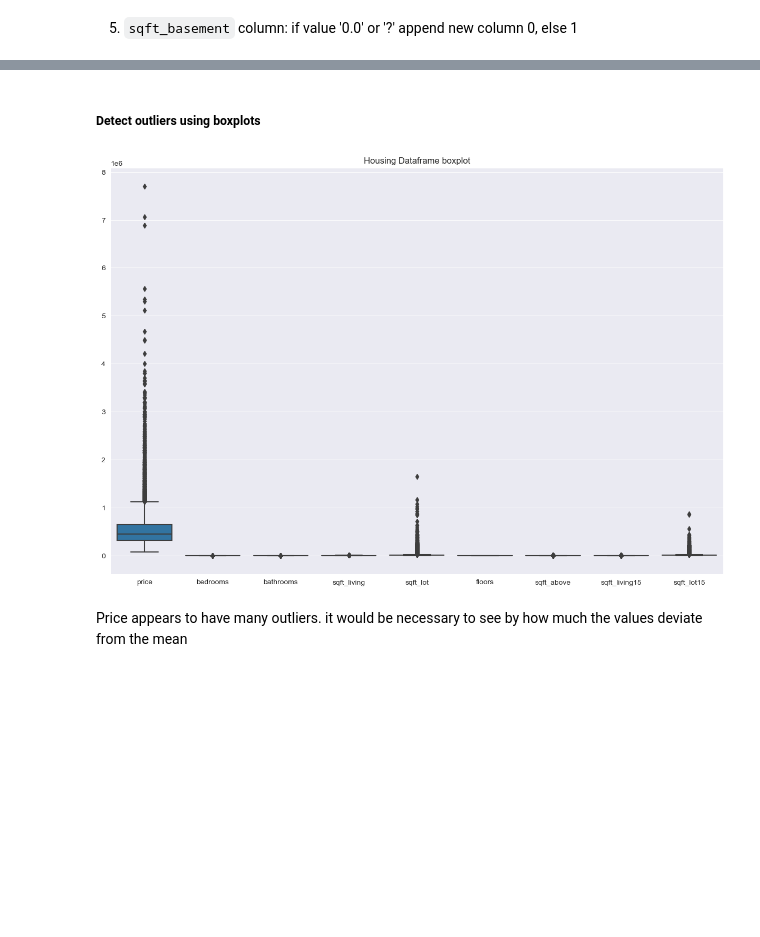
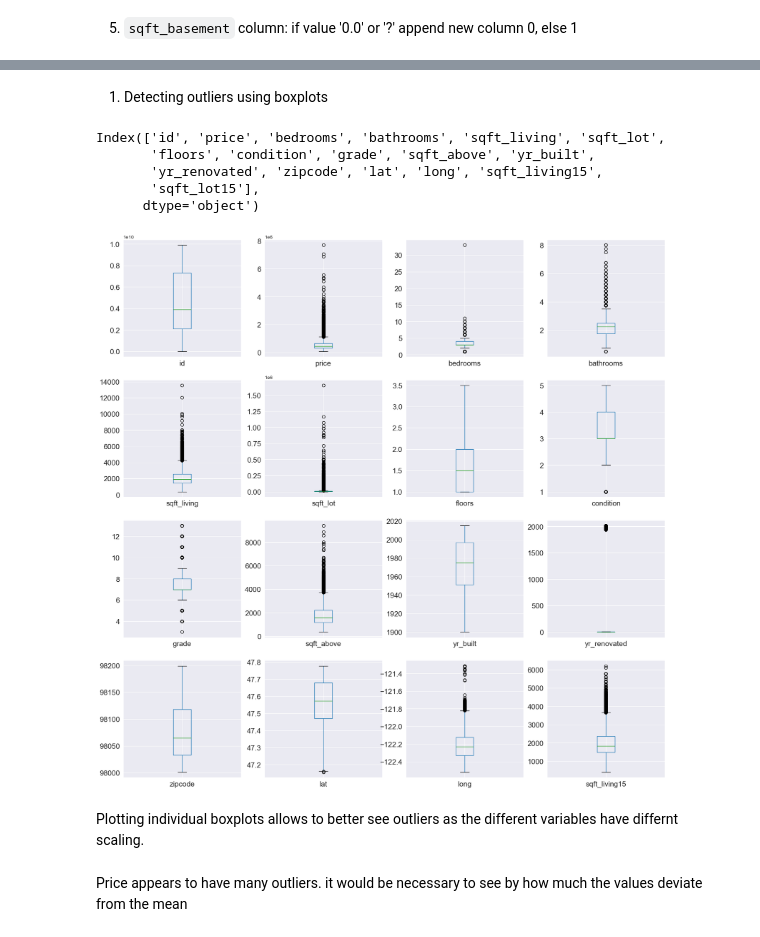
Before and after one commit to kafura0/House_Price_Prediction_KingCounty, a Jupyter notebook: student.ipynb, the cells around one changed output, grey strips where cells are left out. Saved outputs shown, nothing was run; the diff lists cells and outputs as text; code cells hidden in the pictures; blank space fills up the shorter version.

```diff
--- a/student.ipynb
+++ b/student.ipynb
@@ -272,12 +279,0 @@ Plot scatter matrix to see if the variables have relation to price, detect for o
-# %%
-#looping over all columns
-plots = cont_df.drop('price', axis=1)
-
-fig, axes = plt.subplots(ncols=3, nrows=5, figsize=(12, 15))
-fig.set_tight_layout(True)
-
-for index, col in enumerate(plots.columns):
-    ax = axes[index//3][index%3]
-    sns.regplot(x = col, y = 'price', data = cont_df, ax=ax, line_kws={"color": "tab:red"})
-    ax.set_xlabel(col)
-    ax.set_ylabel("price")
@@ -314,18 +280,33 @@ See the caveats in the documentation: https://pandas.pydata.org/pandas-docs/stab
 # %% [markdown]
-##### Detect outliers using boxplots
+1. Detecting outliers using boxplots
-# %%
-# Lets check for outliers. Lets plot our boxplot
-# using seaborn
-fig, ax = plt.subplots(figsize=(15,10))
-sns.boxplot(data = cont_df, ax=ax)
-
-# Set the plot title
-plt.title('Housing Dataframe boxplot')
-
-# Show the plot
-plt.show();
-# %% [output]
-[figure, removed]
+# %%
+# Lets check for outliers. Lets plot our boxplot
+# get all numerical columns
+
+cols_cont_df = raw_df.select_dtypes(exclude = object).columns
+cols_cont_df
+# %% [output]
+Index(['id', 'price', 'bedrooms', 'bathrooms', 'sqft_living', 'sqft_lot',
+       'floors', 'condition', 'grade', 'sqft_above', 'yr_built',
+       'yr_renovated', 'zipcode', 'lat', 'long', 'sqft_living15',
+       'sqft_lot15'],
+      dtype='object')
+# %%
+fig, axes = plt.subplots(nrows=4, ncols=4, figsize = (20,20))
+
+index = 0
+for row in range(len(axes)):
+    for col in range(len(axes[row])):
+        if index == len(cols_cont_df):
+            break
+        ax = axes[row][col]
+        var = raw_df[[cols_cont_df[index]]]
+        var.boxplot(fontsize = 15 , ax=ax)
+        index += 1
+# %% [output]
+[figure, added]
+# %% [markdown]
+Plotting individual boxplots allows to better see outliers as the different variables have differnt scaling.
 # %% [markdown]
 Price appears to have many outliers. it would be necessary to see by how much the values deviate from the mean
 # %%
```
Also changed, not shown: parts of 59 cells of this notebook, 1 other file.
